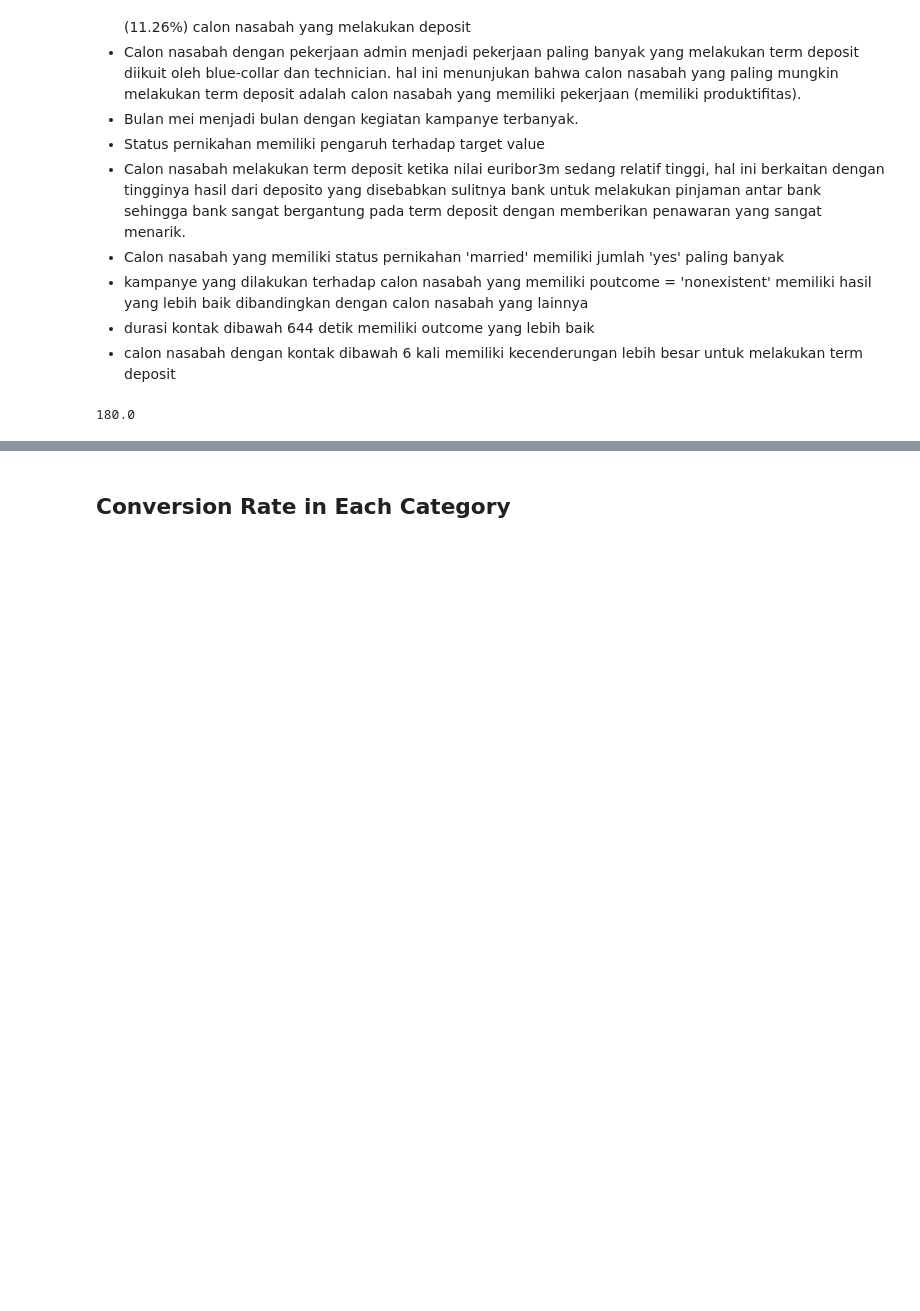
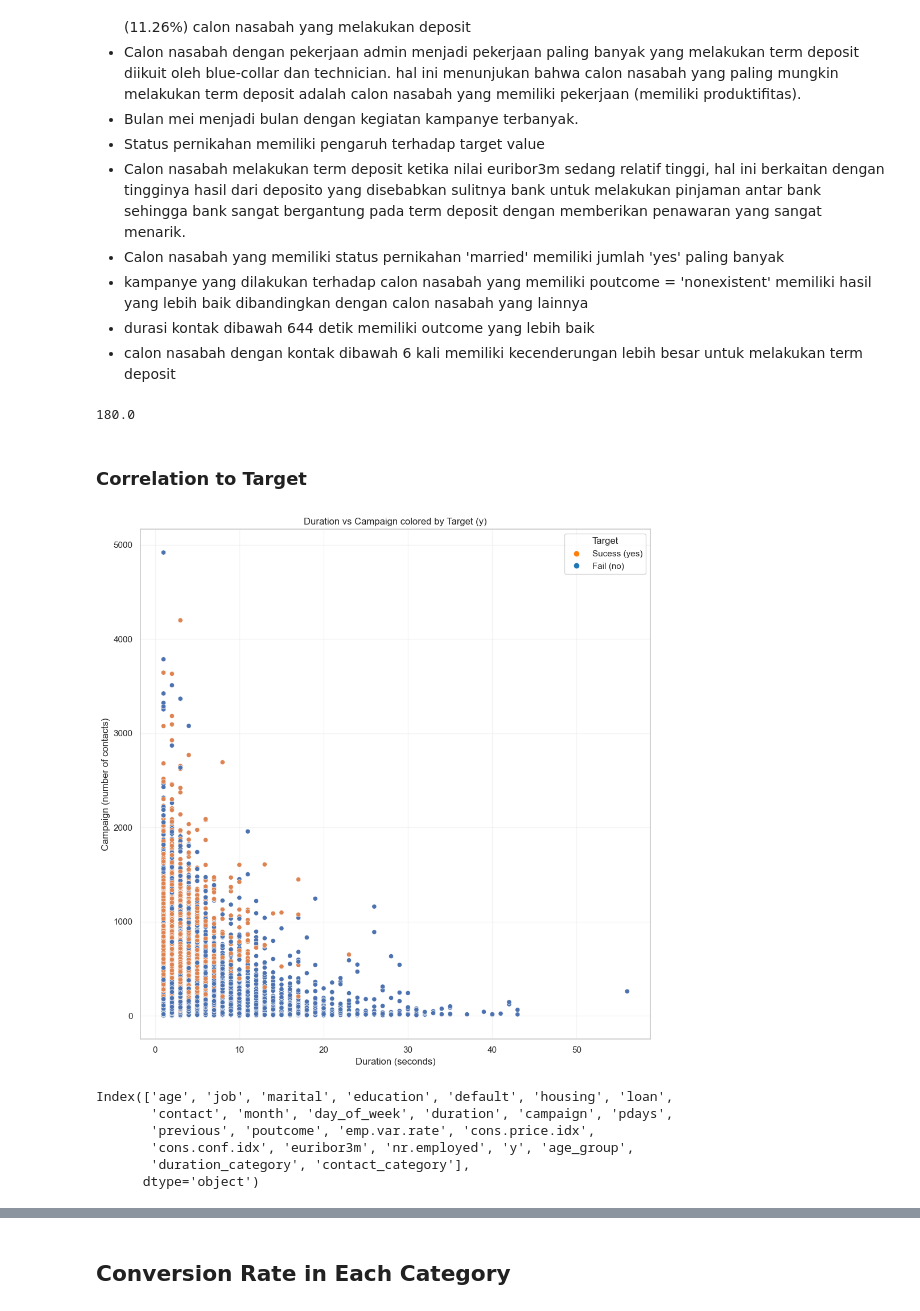
Before and after one commit to akmalraafid25/BetaGroup_JC_DS_OL_FinalProject, a Jupyter notebook: FinalProject.ipynb, the cells around one changed output, grey strips where cells are left out. Drawn from its saved outputs; the diff is of its cells as text; code cells hidden in the pictures; blank space fills up the shorter version.

```diff
--- a/FinalProject.ipynb
+++ b/FinalProject.ipynb
@@ -613,3 +675,41 @@ df['duration'].median()
 bins = [17, 25, 35, 45, 55, 65, 100]
 labels = ['17-24', '25-34', '35-44', '45-54', '55-64', '65+']
 df['age_group'] = pd.cut(df['age'], bins=bins, labels=labels, right=False)
+# %% [markdown]
+### Correlation to Target
+# %%
+from matplotlib.lines import Line2D
+color_map = {'yes': 'tab:green', 'no': 'tab:red'}
+colors = df['y'].map(color_map)
+
+# ==== Plot ====
+plt.figure(figsize=(10, 10))
+sns.scatterplot(data=df, x = 'campaign', y = 'duration', hue='y')
+
+plt.title('Duration vs Campaign colored by Target (y)')
+plt.xlabel('Duration (seconds)')
+plt.ylabel('Campaign (number of contacts)')
+plt.grid(True, alpha=0.2)
+
+# Legend manual
+legend_elements = [
+    Line2D([0], [0], marker='o', color='w', label='Sucess (yes)',
+           markerfacecolor='tab:orange', markersize=8),
+    Line2D([0], [0], marker='o', color='w', label='Fail (no)',
+           markerfacecolor='tab:blue', markersize=8)
+]
+plt.legend(handles=legend_elements, title='Target')
+
+plt.tight_layout()
+plt.show()
+# %% [output]
+[figure, added]
+# %%
+df.columns
+# %% [output]
+Index(['age', 'job', 'marital', 'education', 'default', 'housing', 'loan',
+       'contact', 'month', 'day_of_week', 'duration', 'campaign', 'pdays',
+       'previous', 'poutcome', 'emp.var.rate', 'cons.price.idx',
+       'cons.conf.idx', 'euribor3m', 'nr.employed', 'y', 'age_group',
+       'duration_category', 'contact_category'],
+      dtype='object')
```
Also changed, not shown: parts of 22 cells of this notebook.
